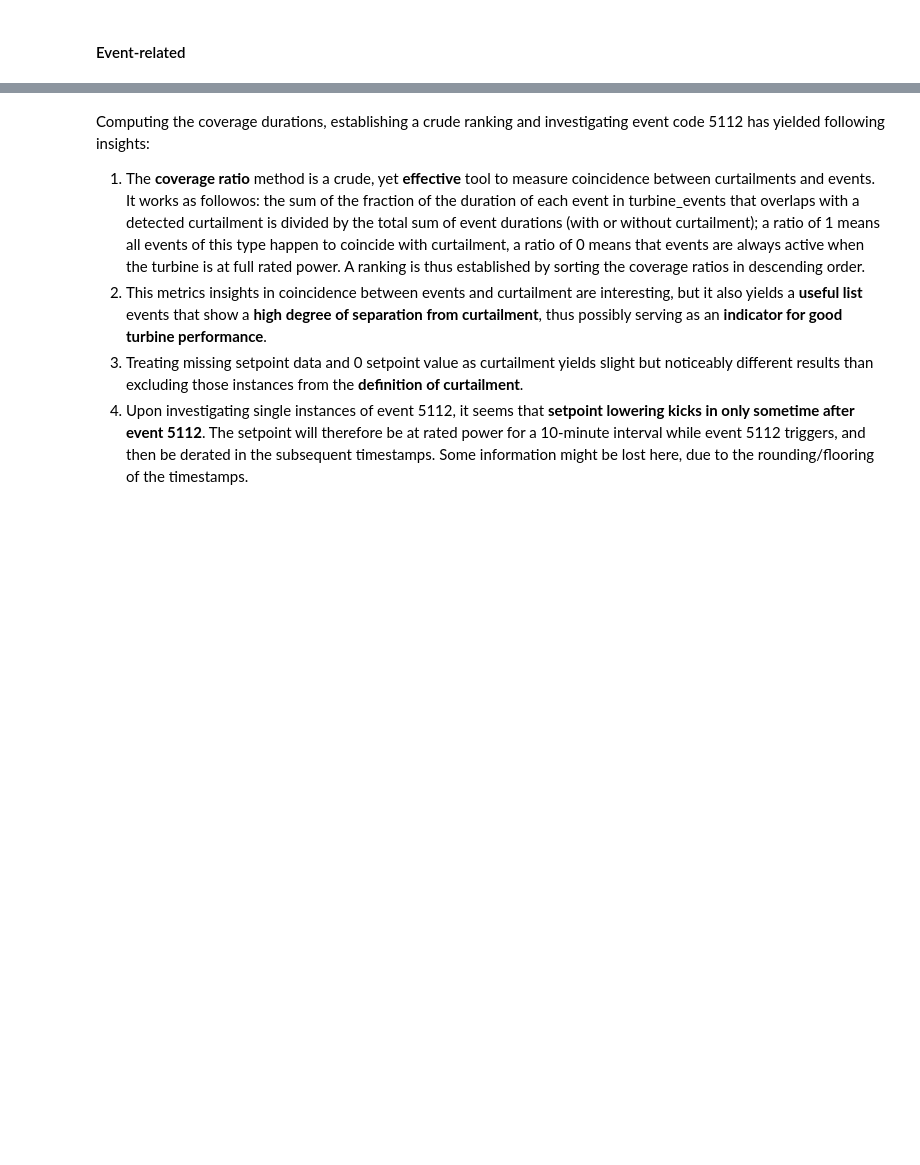
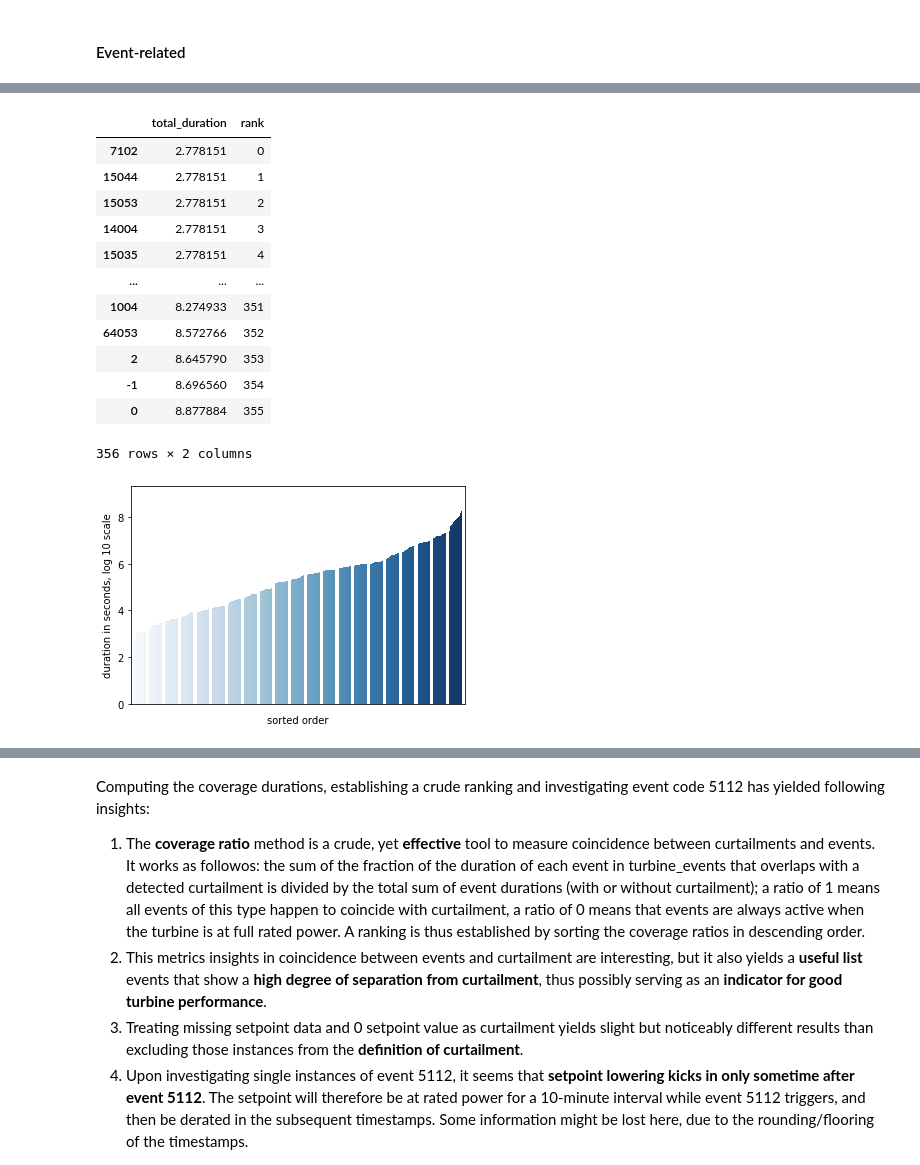
Before and after one commit to MatthaeusHilpold/PyTailment, a Jupyter notebook: GDT_2021.ipynb, the cells around one changed output, grey strips where cells are left out. Saved outputs shown, nothing was run; the diff lists cells and outputs as text; code cells hidden in the pictures; blank space fills up the shorter version.

```diff
--- a/GDT_2021.ipynb
+++ b/GDT_2021.ipynb
@@ -134,6 +129,8 @@ if 'ID' in turbine_events:
   turbine_events = turbine_events.drop(['ID', 'Source', 'CustomText', 'Wallclock_UTC', 'CommFailure', 'MayTrigger', 'RemoteID', 'Created_UTC', 'ErrorListID', 'RowLastUpdated'], axis=1)
 turbine_events =  pd.concat([turbine_events ,turbine_alarms], ignore_index=True) #merge alarms and events into one dataframe
 
+turbine_events['Duration'] = turbine_events.To - turbine_events.From
+
 print('length after merging:', len(turbine_events))
 # %% [output]
 turbine events length: 87609
@@ -613,6 +610,7 @@ def efficient_curtailment_overlap_calculation(turbine_curtailments: pd.DataFrame
 def extract_curtailment_windows(SCADA_setpoint: pd.DataFrame,
                                 difference_ratio=0.1,
                                 count_zero_as_curtailment=False,
+                                missing_as_rated=False,
                                 additional_flags=False,
                                 fill_missing_data=False,
                                 SCADA_wind = None,
@@ -646,6 +644,9 @@ def extract_curtailment_windows(SCADA_setpoint: pd.DataFrame,
       turbine_events: turbine event data for all turbines, only necessary if
       additional_flags is set
 
+      missing_as_rated: if True, missing setpoint values will be treated as
+      normal operations, i.e. they will be set to rated power
+
   Returns:
       list of dataframes with curtailment events per turbine and list of
       dataframes of flagged timeseries per turbine
@@ -653,8 +654,19 @@ def extract_curtailment_windows(SCADA_setpoint: pd.DataFrame,
 
   setpoint = SCADA_setpoint
   max_val = setpoint['Value'].max()
+
+  # If missing data has to be filled
   if fill_missing_data:
-    setpoint = setpoint.pivot_table(index=['Timestamp'], columns=['Turbine'], fill_value=0)
+
+    # Default: fill with zeros
+    if missing_as_rated:
+      setpoint = setpoint.pivot_table(index=['Timestamp'], columns=['Turbine'], fill_value=max_val)
+
+    # Optionally: fill with rated power: business as usual
+    else:
+      setpoint = setpoint.pivot_table(index=['Timestamp'], columns=['Turbine'], fill_value=0)
+
+  # Otherwise: don't fill missing data
   else:
     setpoint = setpoint.pivot_table(index=['Timestamp'], columns=['Turbine'])
   setpoint = setpoint.stack().swaplevel(i='Turbine', j='Timestamp')
@@ -1534,11 +1659,9 @@ ranking_non_curtailed
 # %%
-top20 = ranking_non_curtailed.head(25).index.values
-top20
+#top20 = ranking_non_curtailed.head(34).index.values
+top20 = ranking_non_curtailed.index.values
 # %%
-top20desc = turbine_events[turbine_events.ErrorCode.isin(top20)][['ErrorCode', 'Text']].copy()
-top20desc.ErrorCode = top20desc.ErrorCode.astype("category")
-top20desc.ErrorCode.cat.set_categories(top20, inplace=True)
-top20code = top20desc.sort_values(by='ErrorCode').ErrorCode.unique()
-top20desc = top20desc.sort_values(by='ErrorCode').Text.unique()
-for i in range(len(top20desc)):
-  print("rank: ", i+1, " code: ", top20code[i], " text: ", top20desc[i])
+topdesc = [turbine_events[turbine_events.ErrorCode ==value].iloc[0].Text for value in top20]
+ranking_non_curtailed['description'] = topdesc
+ranking_non_curtailed['code'] = ranking_non_curtailed.index
+
+ranking_non_curtailed[['rank', 'code', 'total_coverage_ratio', 'description']].head(36).to_latex(index=False)
@@ -1557,8 +1702,9 @@ plot_data = plot_data[plot_data.total_duration != 0]
 plot_data = np.log10(plot_data)
 plot_data['rank'] = range(len(plot_data))
 display(plot_data)
-ax = sns.barplot(x='rank', y='total_duration', data=plot_data)
+ax = sns.barplot(x='rank', y='total_duration', data=plot_data, palette='Blues')
 ax.set(xticklabels=[])
-ax.set(ylabel="duration log 10 scale")
+ax.set(ylabel="duration in seconds, log 10 scale")
 ax.set(xlabel="sorted order")
 ax.tick_params(bottom=False)
+# %% [output]
@@ -1565,2 +1719,16 @@ ax.tick_params(bottom=False)
+|  | total_duration | rank |
+| 7102 | 2.778151 | 0 |
+| 15044 | 2.778151 | 1 |
+| 15053 | 2.778151 | 2 |
+| 14004 | 2.778151 | 3 |
+| 15035 | 2.778151 | 4 |
+| ... | ... | ... |
+| 1004 | 8.274933 | 351 |
+| 64053 | 8.572766 | 352 |
+| 2 | 8.645790 | 353 |
+| -1 | 8.696560 | 354 |
+| 0 | 8.877884 | 355 |
+356 rows × 2 columns
+[figure, added]
 # %%
 covered_ratio_zeroes.sort_values(by='difference', ascending=False)
```
Also changed, not shown: parts of 41 cells of this notebook, 3 other files.
